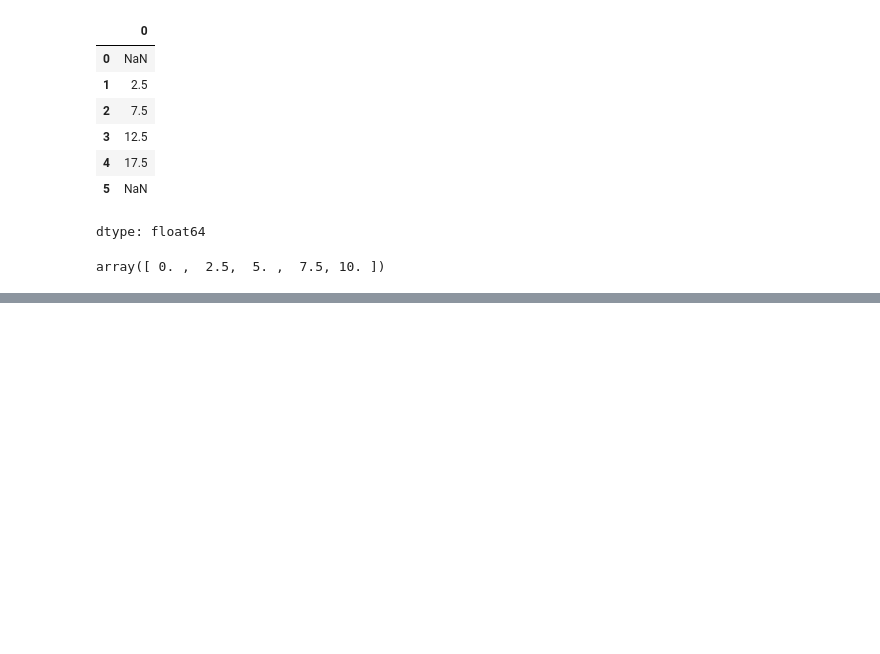
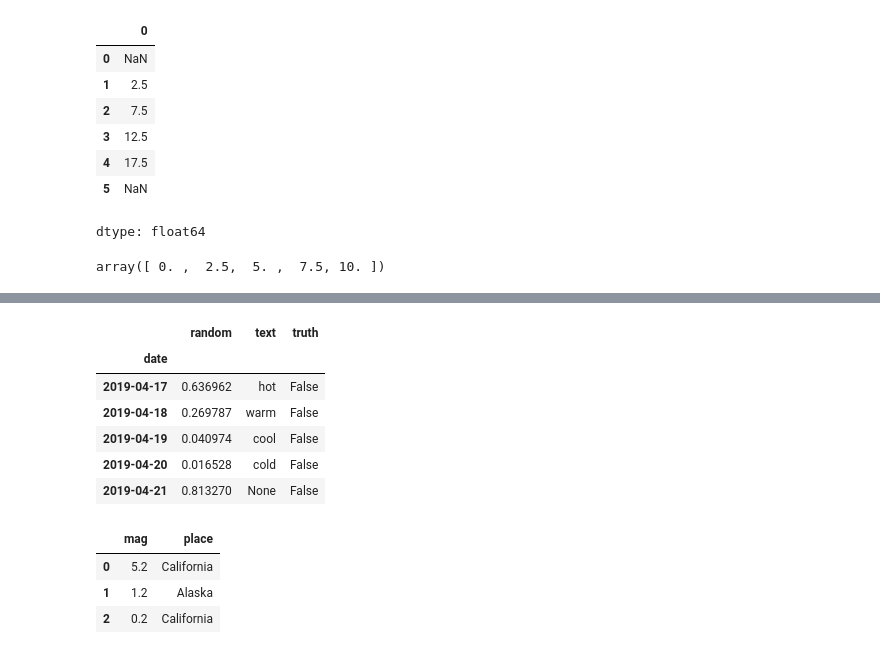
Before and after one commit to OfTheByteQuest/Data-Analytics-Learning-and-Projects, a Jupyter notebook: Chapter-2/Chapter-2.ipynb, the cells around one changed output, grey strips where cells are left out. Saved outputs shown, nothing was run; the diff lists cells and outputs as text; code cells hidden in the pictures; blank space fills up the shorter version.

```diff
--- a/Chapter-2/Chapter-2.ipynb
+++ b/Chapter-2/Chapter-2.ipynb
@@ -170,0 +193,23 @@ array([ 0. ,  2.5,  5. ,  7.5, 10. ])
+# %%
+rng = np.random.default_rng(seed=0)
+pd.DataFrame(
+    data = {
+        'random': rng.random(5),
+        'text':['hot', 'warm', 'cool', 'cold', None],
+        'truth': [rng.choice([True, False]) for _ in range(5)]
+    },
+    index = pd.date_range(
+        end = dt.date(2019, 4, 21),
+        periods = 5,
+        freq = '1D',
+        name = "date"
+    )
+)
+# %% [output]
+|  | random | text | truth |
+| date |  |  |  |
+| 2019-04-17 | 0.636962 | hot | False |
+| 2019-04-18 | 0.269787 | warm | False |
+| 2019-04-19 | 0.040974 | cool | False |
+| 2019-04-20 | 0.016528 | cold | False |
+| 2019-04-21 | 0.813270 | None | False |
@@ -170,0 +218,11 @@ array([ 0. ,  2.5,  5. ,  7.5, 10. ])
+# %%
+pd.DataFrame([
+    {'mag' : 5.2, 'place' : 'California'},
+    {'mag' : 1.2, 'place' : 'Alaska'},
+    {'mag' : 0.2, 'place' : 'California'},
+    ])
+# %% [output]
+|  | mag | place |
+| 0 | 5.2 | California |
+| 1 | 1.2 | Alaska |
+| 2 | 0.2 | California |
```
Also changed, not shown: parts of 15 cells of this notebook.
